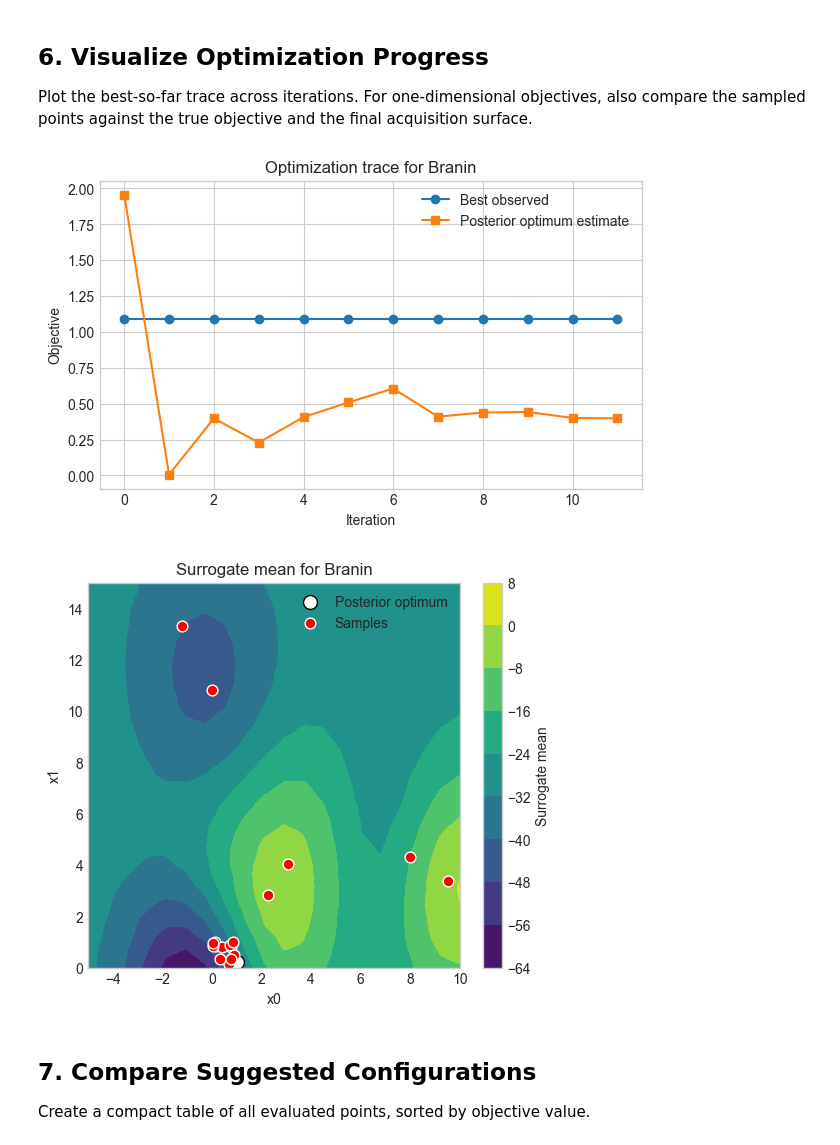
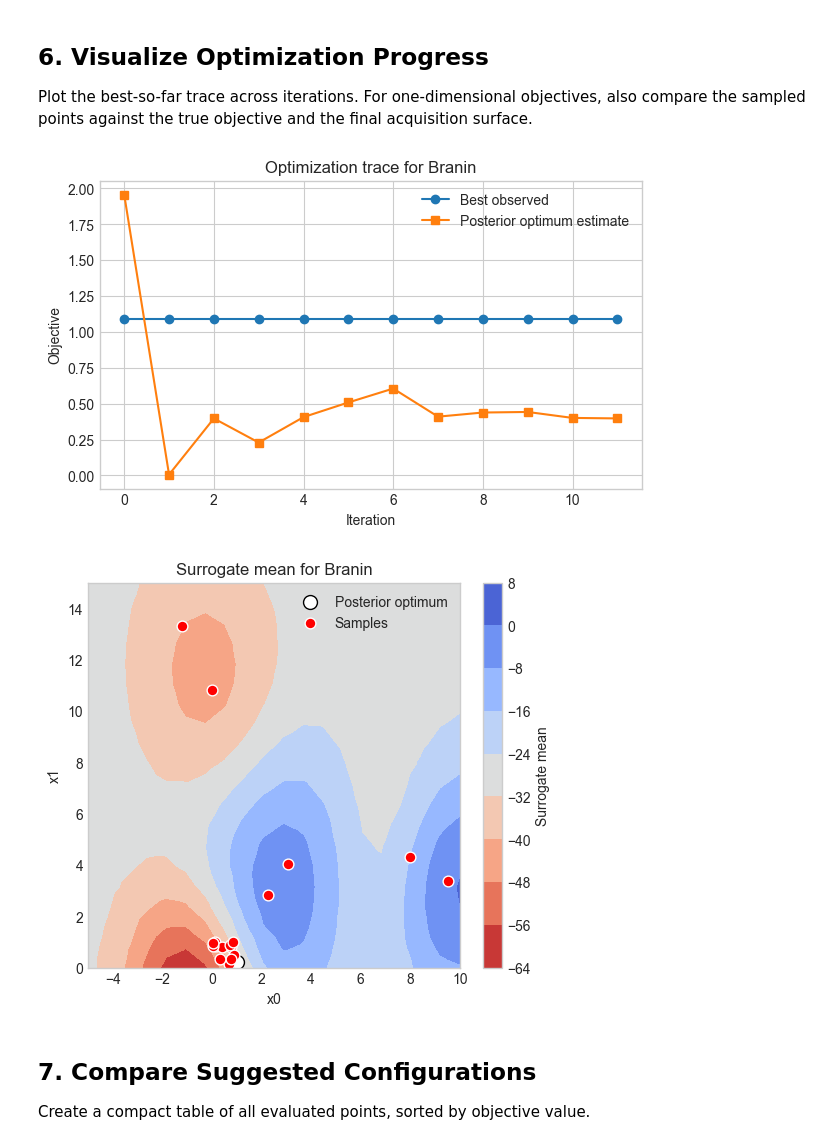
Before and after one commit to usnistgov/AFL-agent, a Jupyter notebook: docs/source/tutorials/bayesopt.ipynb, the cells around one changed output. Cells and saved outputs as stored; diff of their text form; code cells hidden in the pictures.

```diff
--- a/docs/source/tutorials/bayesopt.ipynb
+++ b/docs/source/tutorials/bayesopt.ipynb
@@ -358,35 +358,35 @@ elif dimension == 2:
     fig, ax = plt.subplots(figsize=(6, 5))
     sc = ax.tricontourf(
         grid_x[:, 0],
         grid_x[:, 1],
         surrogate_mean,
-        cmap="viridis",
+        cmap="coolwarm_r",
     )
     ax.scatter(
         final_result["botorch_best_x"].values[0],
         final_result["botorch_best_x"].values[1],
         color="white",
         edgecolor="black",
         s=100,
         label="Posterior optimum",
     )
     ax.scatter(
         campaign_dataset["composition"].values[:, 0],
         campaign_dataset["composition"].values[:, 1],
         color="red",
         edgecolor="white",
         s=60,
         label="Samples",
     )
     ax.set_xlabel("x0")
     ax.set_ylabel("x1")
     ax.set_title(f"Surrogate mean for {function_name}")
     ax.legend()
     fig.colorbar(sc, ax=ax, label="Surrogate mean")
     plt.show()
 # %% [output]
 [figure]
-[figure, old version]
+[figure, new version]
 # %% [markdown]
 ## 7. Compare Suggested Configurations
 
```
Also changed, not shown: 1 other file.
